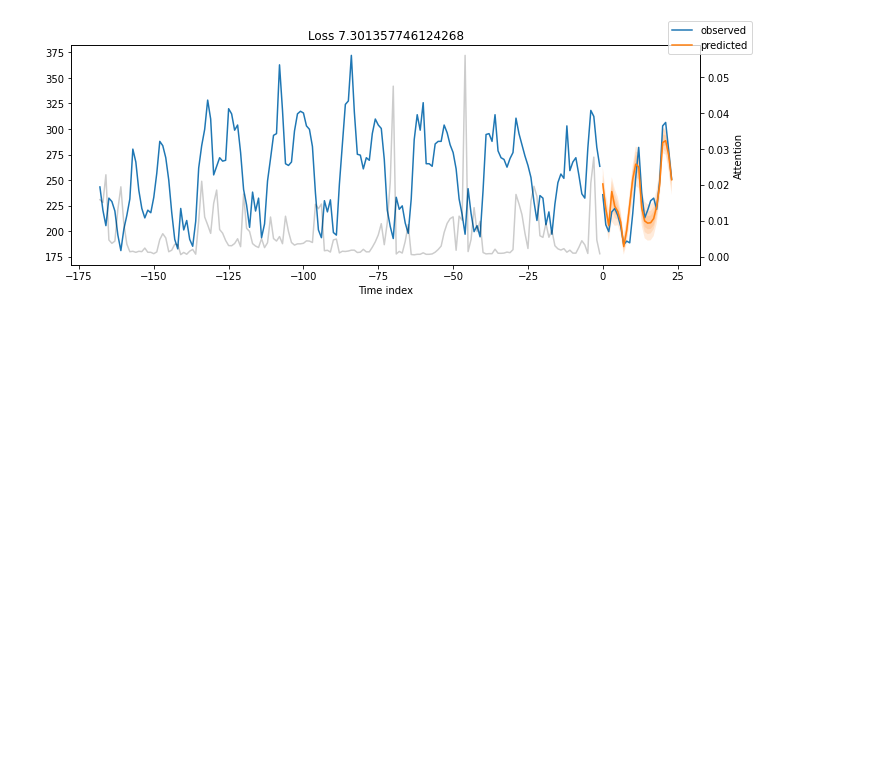
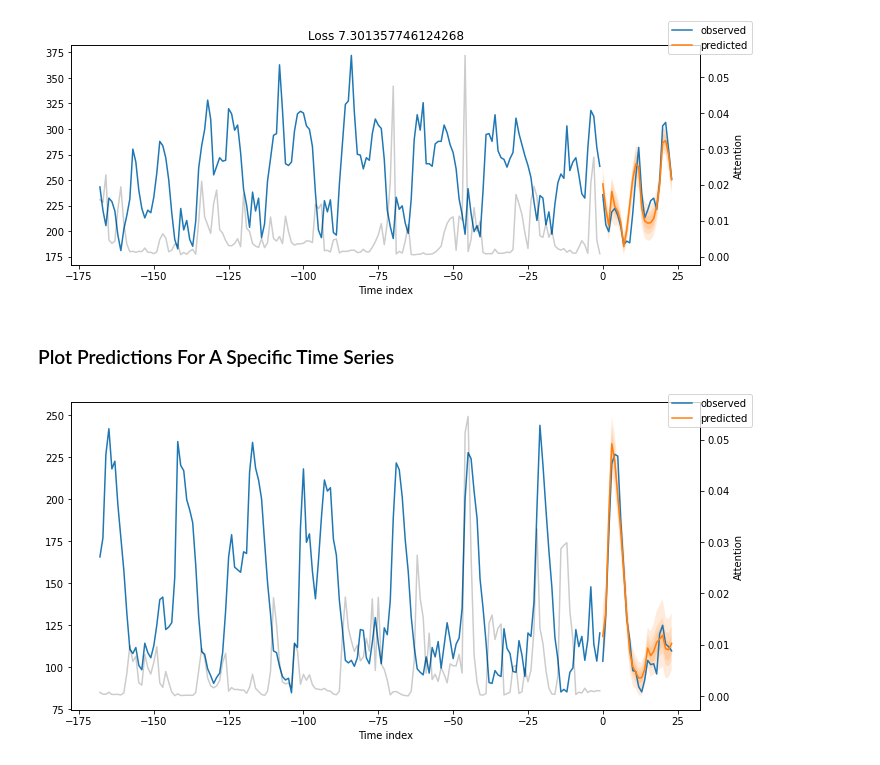
Before and after one commit to johnwslee/Data_Science_Libraries, a Jupyter notebook: PyTorch/temporal_fusion_transformer/Medium_energy_demand_forecasting.ipynb, the cells around one changed output. Saved outputs shown, nothing was run; the diff lists cells and outputs as text; code cells hidden in the pictures; blank space fills up the shorter version.

```diff
--- a/PyTorch/temporal_fusion_transformer/Medium_energy_demand_forecasting.ipynb
+++ b/PyTorch/temporal_fusion_transformer/Medium_energy_demand_forecasting.ipynb
@@ -294,7 +294,7 @@ tft = TemporalFusionTransformer.from_dataset(
     reduce_on_plateau_patience=4,
 )
 # %%
-trainer.fit(tft, train_dataloader, val_dataloader)
+# trainer.fit(tft, train_dataloader, val_dataloader)
 # %% [output]
 LOCAL_RANK: 0 - CUDA_VISIBLE_DEVICES: [0]
 
@@ -334,0 +335,3 @@ torch.save(best_tft, 'best_tft.pth')
+# %%
+best_tft = torch.load('best_tft.pth')
+best_tft.load_state_dict(torch.load('best_tft_weights.pth'))
@@ -409,3 +414,16 @@ for idx in range(5):  # plot all 5 consumers
 [figure]
 [figure]
 [figure]
+# %% [markdown]
+### Plot Predictions For A Specific Time Series
+# %%
+fig, ax = plt.subplots(figsize=(10, 5))
+
+raw_prediction, x = best_tft.predict(
+    training.filter(lambda x: (x.consumer_id == "MT_004") & (x.time_idx_first_prediction == 26512)),
+    mode="raw",
+    return_x=True,
+)
+best_tft.plot_prediction(x, raw_prediction, idx=0, ax=ax);
+# %% [output]
+[figure, added]
```
Also changed, not shown: parts of 19 cells of this notebook.
